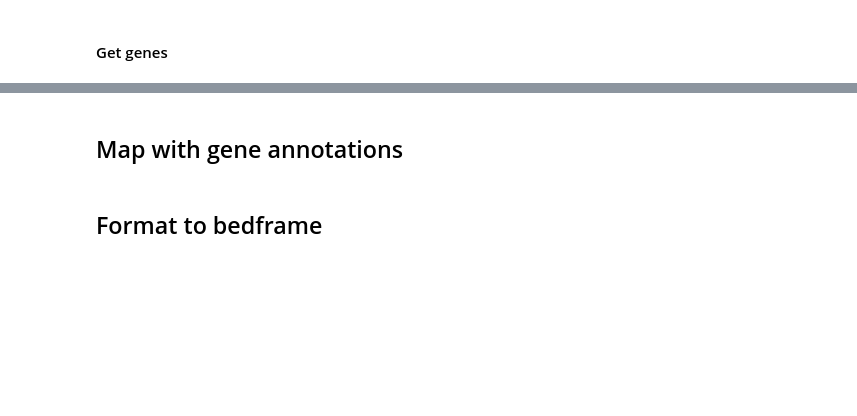
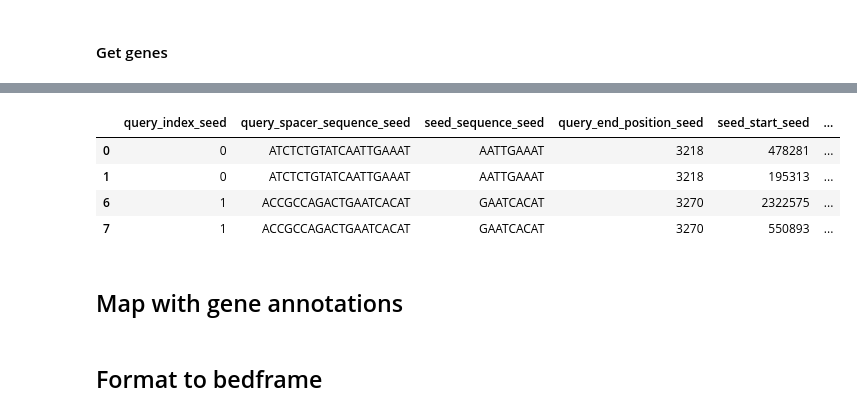
Before and after one commit to gutiloluis/lag_paulsson-lab, a Jupyter notebook: library_design/2024-03-15_Bacillus_CRISPRi_Library/2024-03-20_generate_sgrnas.ipynb, the cells around one changed output, grey strips where cells are left out. Cells and saved outputs as stored; diff of their text form; code cells hidden in the pictures; blank space fills up the shorter version.

```diff
--- a/library_design/2024-03-15_Bacillus_CRISPRi_Library/2024-03-20_generate_sgrnas.ipynb
+++ b/library_design/2024-03-15_Bacillus_CRISPRi_Library/2024-03-20_generate_sgrnas.ipynb
@@ -199,3 +198,11 @@ lookuptable
+# %%
+df_map.groupby('query_index_seed').head(2)
+# %% [output]
+|  | query_index_seed | query_spacer_sequence_seed | seed_sequence_seed | query_end_position_seed | seed_start_seed | ... |
+| 0 | 0 | ATCTCTGTATCAATTGAAAT | AATTGAAAT | 3218 | 478281 | ... |
+| 1 | 0 | ATCTCTGTATCAATTGAAAT | AATTGAAAT | 3218 | 195313 | ... |
+| 6 | 1 | ACCGCCAGACTGAATCACAT | GAATCACAT | 3270 | 2322575 | ... |
+| 7 | 1 | ACCGCCAGACTGAATCACAT | GAATCACAT | 3270 | 550893 | ... |
 # %% [markdown]
 ## Map with gene annotations
 # %% [markdown]
```
Also changed, not shown: parts of 37 cells of this notebook.
